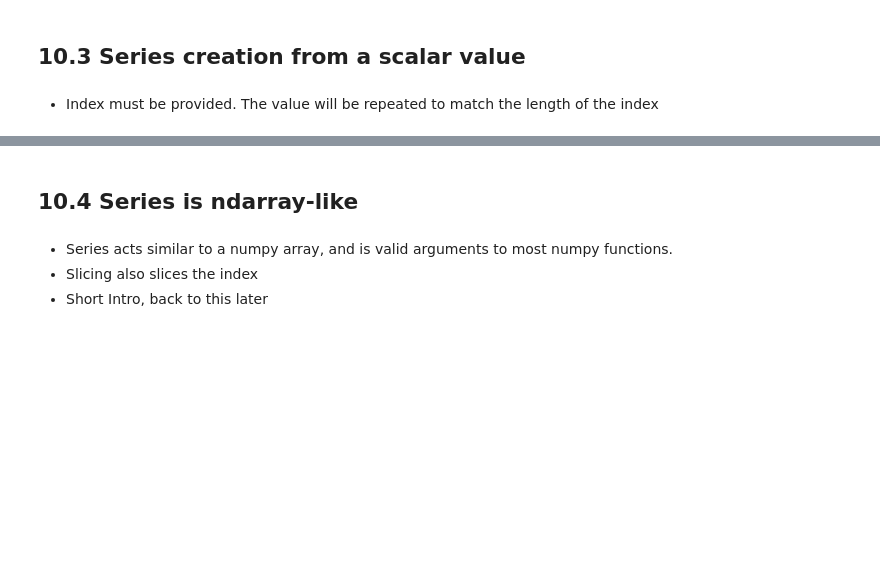
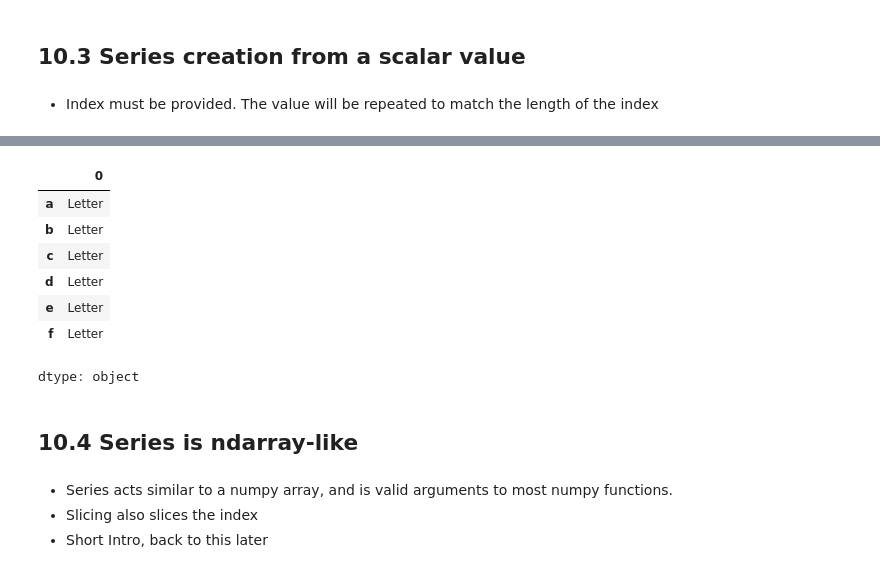
Before and after one commit to ShibaTheDog/Week1---Intro-to-Python, a Jupyter notebook: Introduction_to_Python.ipynb, the cells around one changed output, grey strips where cells are left out. Drawn from its saved outputs; the diff is of its cells as text; code cells hidden in the pictures; blank space fills up the shorter version.

```diff
--- a/Introduction_to_Python.ipynb
+++ b/Introduction_to_Python.ipynb
@@ -1254,3 +1294,19 @@ dtype: int64
+# %%
+x = pd.Series(3, index=['a', 'b', 'c', 'd'])
+x
+
+#Creating a series using a scalar value of "Letter"
+y = pd.Series("Letter", index=['a', "b", "c", "d", "e", "f"])
+y
+# %% [output]
+|  | 0 |
+| a | Letter |
+| b | Letter |
+| c | Letter |
+| d | Letter |
+| e | Letter |
+| f | Letter |
+dtype: object
 # %% [markdown]
 ## 10.4 Series is ndarray-like
 # %% [markdown]
```
Also changed, not shown: parts of 10 cells of this notebook.
